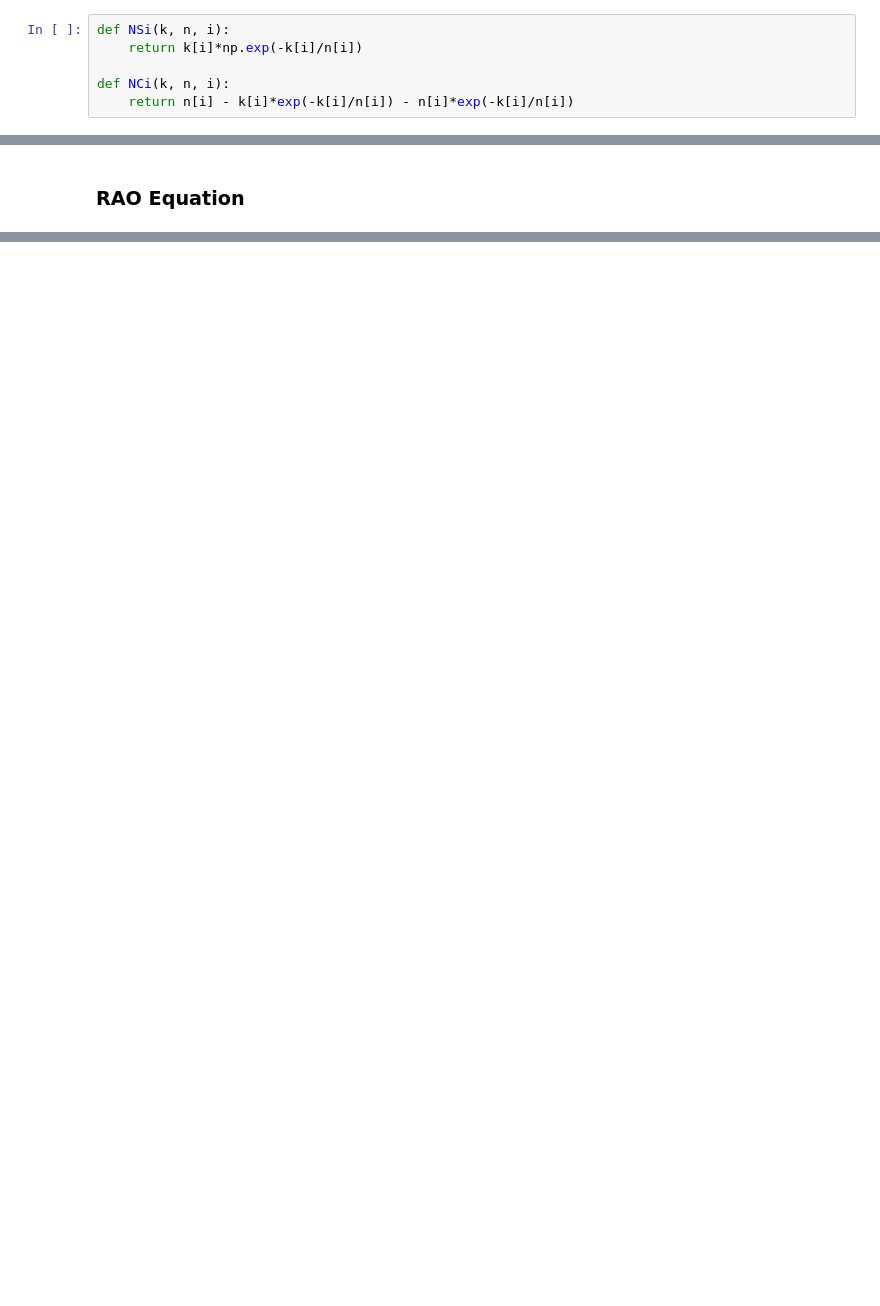
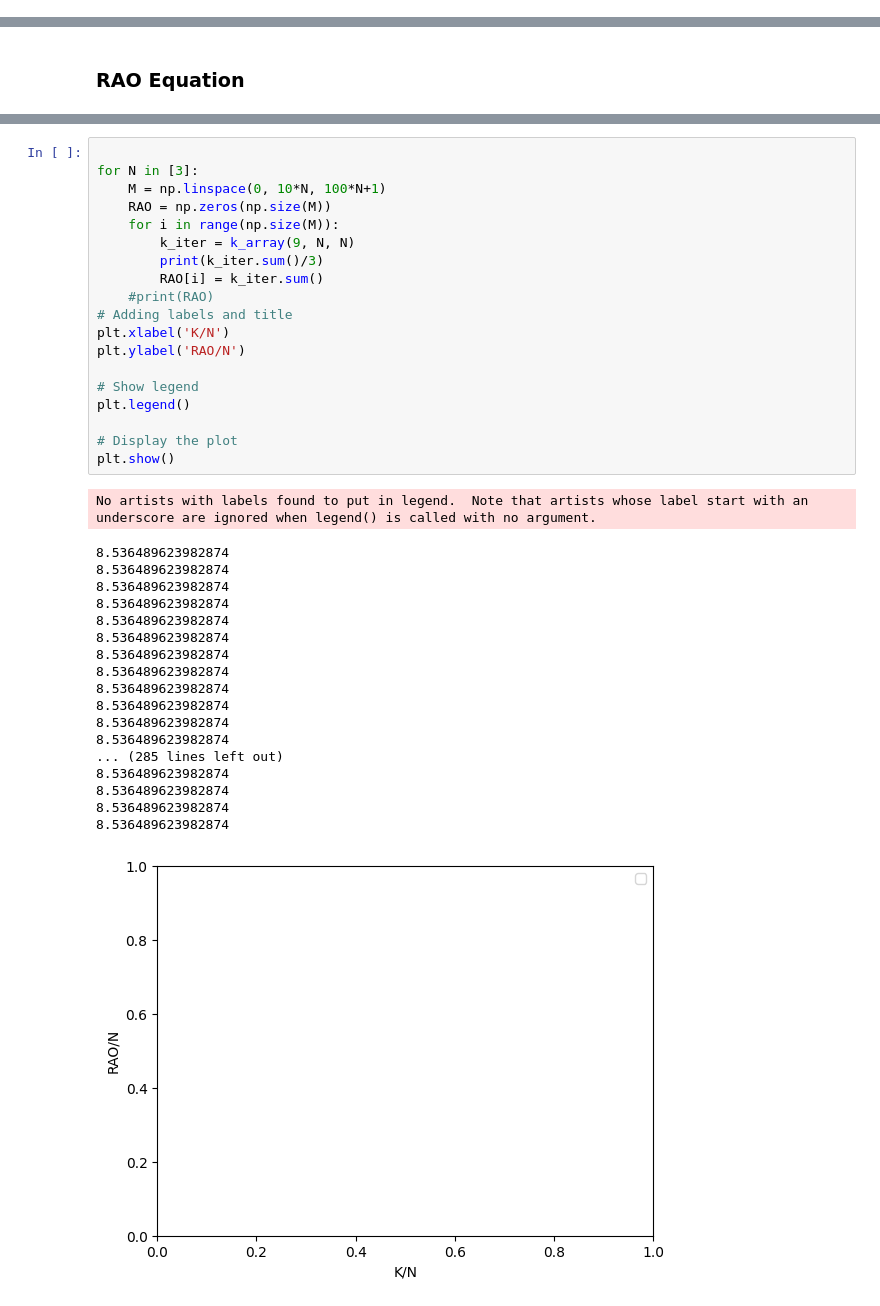
Before and after one commit to bmw-ece-ntust/internship, a Jupyter notebook: Study Notes/One Shot RA/simulation.ipynb, the cells around one changed output, grey strips where cells are left out. Cells and saved outputs as stored; diff of their text form; blank space fills up the shorter version.

```diff
--- a/Study Notes/One Shot RA/simulation.ipynb
+++ b/Study Notes/One Shot RA/simulation.ipynb
@@ -19,6 +6,0 @@ print(poisson)
-# %%
-def NSi(k, n, i):
-    return k[i]*np.exp(-k[i]/n[i])
-
-def NCi(k, n, i):
-    return n[i] - k[i]*exp(-k[i]/n[i]) - n[i]*exp(-k[i]/n[i])
@@ -49,0 +70,39 @@ ValueError: x and y must have same first dimension, but have shapes (1000,) and
+# %%
+
+for N in [3]:
+    M = np.linspace(0, 10*N, 100*N+1)
+    RAO = np.zeros(np.size(M))
+    for i in range(np.size(M)):
+        k_iter = k_array(9, N, N)
+        print(k_iter.sum()/3)
+        RAO[i] = k_iter.sum()
+    #print(RAO)
+# Adding labels and title
+plt.xlabel('K/N')
+plt.ylabel('RAO/N')
+
+# Show legend
+plt.legend()
+
+# Display the plot
+plt.show()
+# %% [output]
+No artists with labels found to put in legend.  Note that artists whose label start with an underscore are ignored when legend() is called with no argument.
+8.536489623982874
+8.536489623982874
+8.536489623982874
+8.536489623982874
+8.536489623982874
+8.536489623982874
+8.536489623982874
+8.536489623982874
+8.536489623982874
+8.536489623982874
+8.536489623982874
+8.536489623982874
+... (285 lines left out)
+8.536489623982874
+8.536489623982874
+8.536489623982874
+8.536489623982874
+[figure, added]
```
Also changed, not shown: parts of 5 cells of this notebook.
